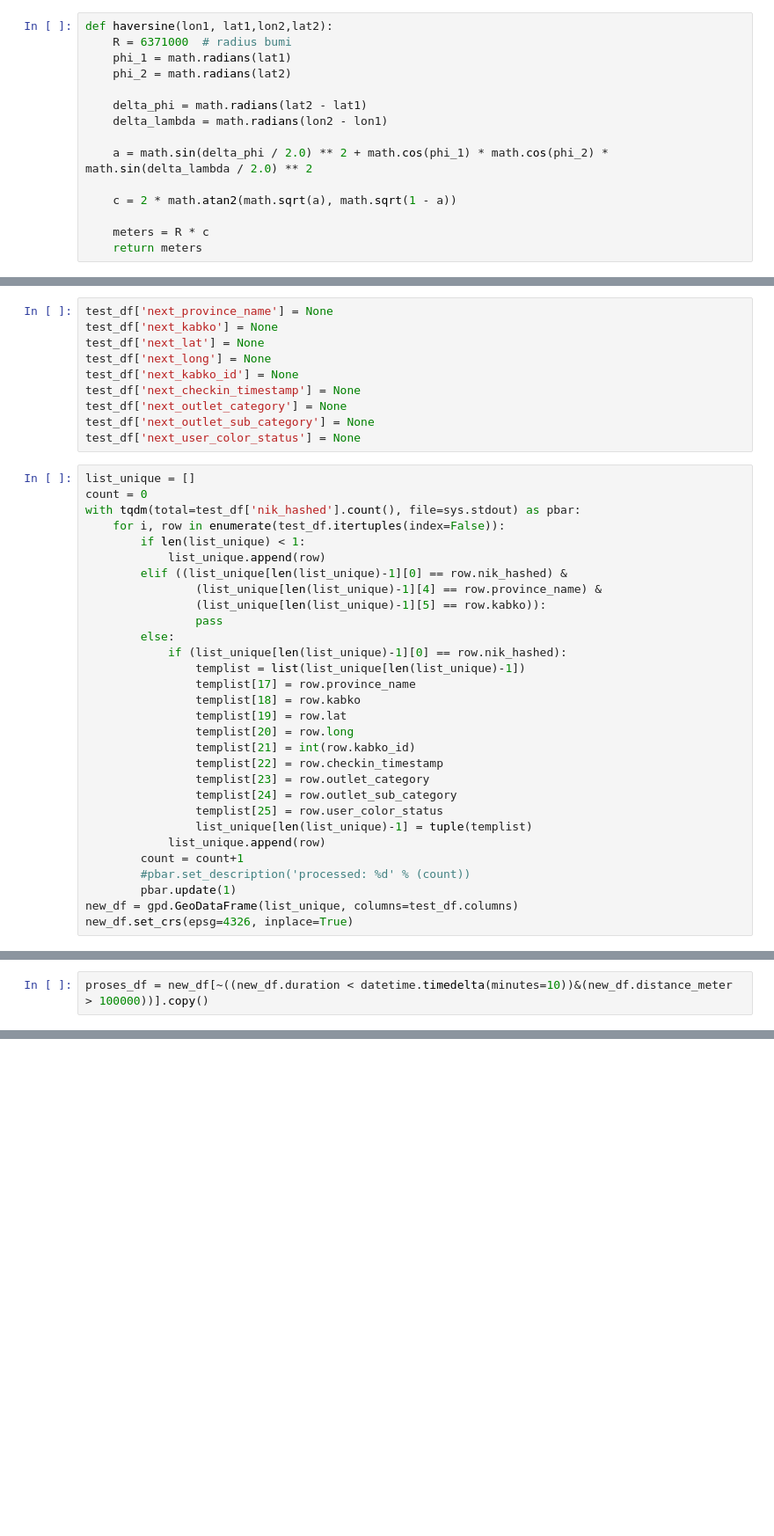
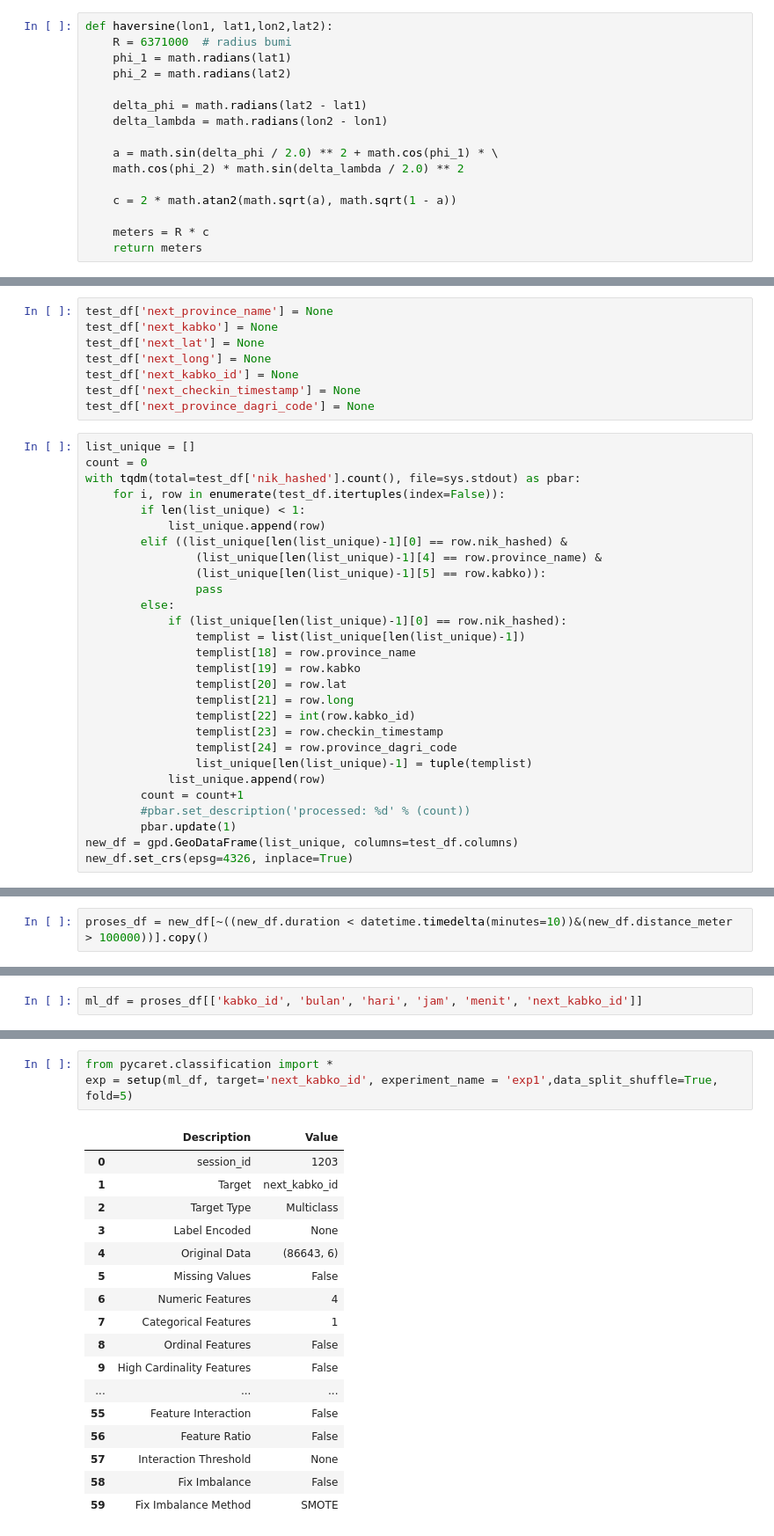
Before and after one commit to budisatrio85/PergerakanMasyarakatViaPL, a Jupyter notebook: FHH2022.ipynb, the cells around one changed output, grey strips where cells are left out. Shown at 88% size. Saved outputs shown, nothing was run; the diff lists cells and outputs as text; blank space fills up the shorter version.

```diff
--- a/FHH2022.ipynb
+++ b/FHH2022.ipynb
@@ -45,7 +21,8 @@ def haversine(lon1, lat1,lon2,lat2):
     delta_phi = math.radians(lat2 - lat1)
     delta_lambda = math.radians(lon2 - lon1)
 
-    a = math.sin(delta_phi / 2.0) ** 2 + math.cos(phi_1) * math.cos(phi_2) * math.sin(delta_lambda / 2.0) ** 2
+    a = math.sin(delta_phi / 2.0) ** 2 + math.cos(phi_1) * \
+    math.cos(phi_2) * math.sin(delta_lambda / 2.0) ** 2
 
     c = 2 * math.atan2(math.sqrt(a), math.sqrt(1 - a))
 
@@ -334,9 +329,7 @@ test_df['next_lat'] = None
 test_df['next_long'] = None
 test_df['next_kabko_id'] = None
 test_df['next_checkin_timestamp'] = None
-test_df['next_outlet_category'] = None
-test_df['next_outlet_sub_category'] = None
-test_df['next_user_color_status'] = None
+test_df['next_province_dagri_code'] = None
 # %%
 list_unique = []
 count = 0
@@ -351,15 +344,13 @@ with tqdm(total=test_df['nik_hashed'].count(), file=sys.stdout) as pbar:
         else:
             if (list_unique[len(list_unique)-1][0] == row.nik_hashed):
                 templist = list(list_unique[len(list_unique)-1])
-                templist[17] = row.province_name
-                templist[18] = row.kabko
-                templist[19] = row.lat
-                templist[20] = row.long
-                templist[21] = int(row.kabko_id)
-                templist[22] = row.checkin_timestamp
-                templist[23] = row.outlet_category
-                templist[24] = row.outlet_sub_category
-                templist[25] = row.user_color_status
+                templist[18] = row.province_name
+                templist[19] = row.kabko
+                templist[20] = row.lat
+                templist[21] = row.long
+                templist[22] = int(row.kabko_id)
+                templist[23] = row.checkin_timestamp
+                templist[24] = row.province_dagri_code
                 list_unique[len(list_unique)-1] = tuple(templist)
             list_unique.append(row)
         count = count+1
@@ -829,0 +509,2 @@ df
+# %%
+ml_df = proses_df[['kabko_id', 'bulan', 'hari', 'jam', 'menit', 'next_kabko_id']]
@@ -829,0 +533,21 @@ df
+# %%
+from pycaret.classification import *
+exp = setup(ml_df, target='next_kabko_id', experiment_name = 'exp1',data_split_shuffle=True, fold=5)
+# %% [output]
+|  | Description | Value |
+| 0 | session_id | 1203 |
+| 1 | Target | next_kabko_id |
+| 2 | Target Type | Multiclass |
+| 3 | Label Encoded | None |
+| 4 | Original Data | (86643, 6) |
+| 5 | Missing Values | False |
+| 6 | Numeric Features | 4 |
+| 7 | Categorical Features | 1 |
+| 8 | Ordinal Features | False |
+| 9 | High Cardinality Features | False |
+| ... | ... | ... |
+| 55 | Feature Interaction | False |
+| 56 | Feature Ratio | False |
+| 57 | Interaction Threshold | None |
+| 58 | Fix Imbalance | False |
+| 59 | Fix Imbalance Method | SMOTE |
```
Also changed, not shown: parts of 89 cells of this notebook.
